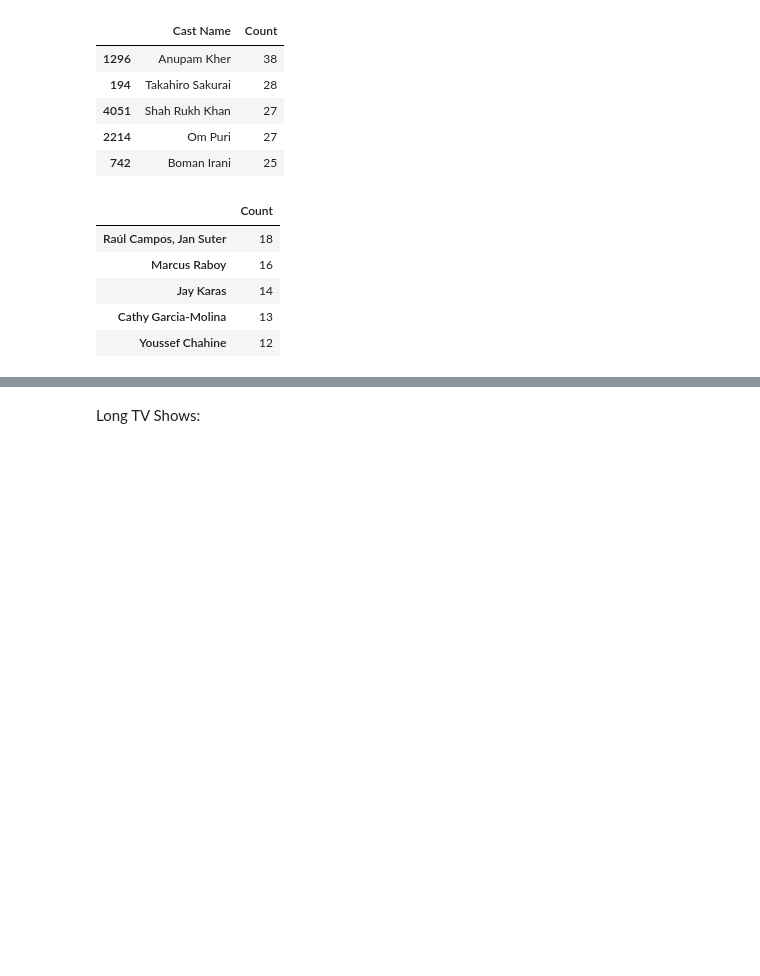
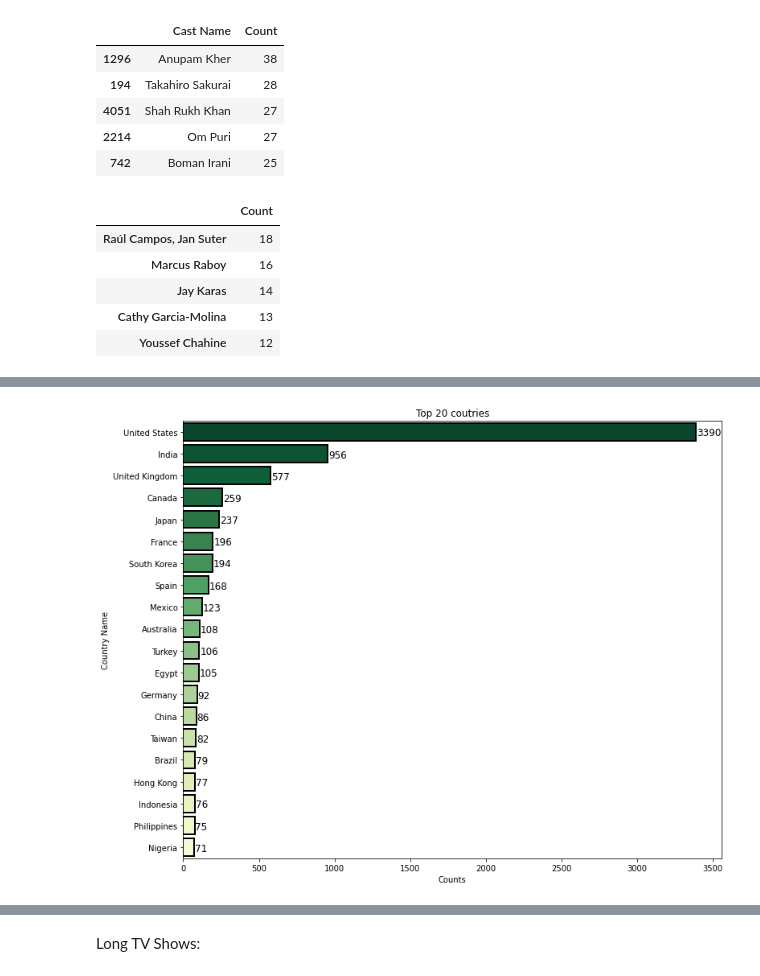
Before and after one commit to amrita-sarkar1/Netflix-Movies-and-TV-Shows-Clustering, a Jupyter notebook: Netflix_Movies_and_TV_Shows_Clustering.ipynb, the cells around one changed output, grey strips where cells are left out. Saved outputs shown, nothing was run; the diff lists cells and outputs as text; code cells hidden in the pictures; blank space fills up the shorter version.

```diff
--- a/Netflix_Movies_and_TV_Shows_Clustering.ipynb
+++ b/Netflix_Movies_and_TV_Shows_Clustering.ipynb
@@ -332,4 +360,20 @@ fig.update_traces(textposition = 'inside', textinfo = 'percent+label',
 fig.show()
 # %% [output]
 [interactive output not drawn]
+# %%
+# Top 20 countries on Netflix
+plt.figure(figsize = (12,10))
+ax = sns.countplot(y ='principal_country',lw=2, ec='black', data = netflix_df, palette = 'YlGn_r',
+              order = netflix_df['principal_country'].value_counts().index[0:20])
+# Adding Annotation
+for p in ax.patches:
+    width = p.get_width()
+    plt.text(5+p.get_width(), p.get_y()+0.55*p.get_height(),
+             '{:1.0f}'.format(width),
+             ha='left', va='center',fontsize=12)
+plt.title('Top 20 coutries')
+plt.xlabel('Counts')
+plt.ylabel('Country Name');
+# %% [output]
+[figure, added]
 # %%
```
Also changed, not shown: parts of 44 cells of this notebook.
